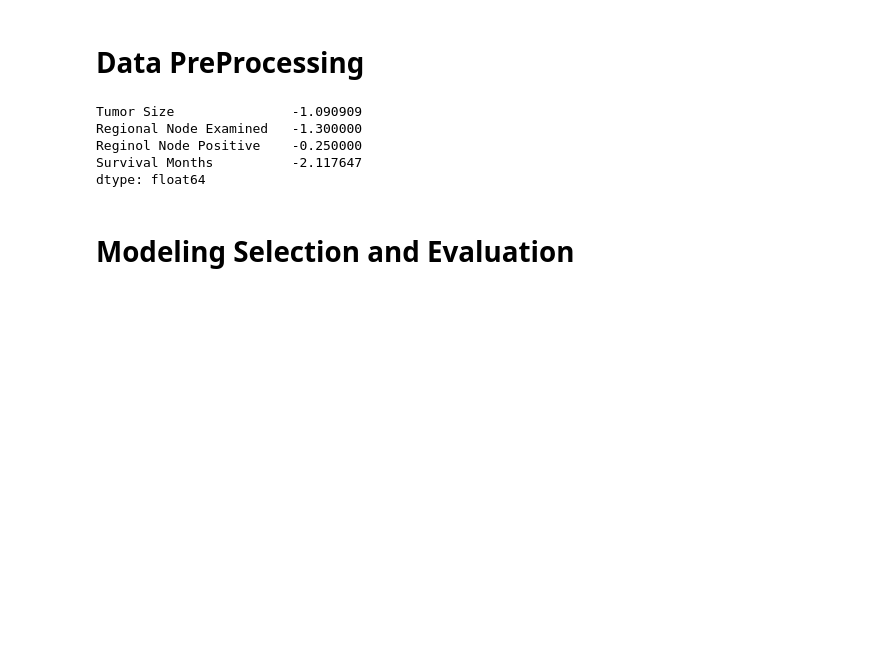
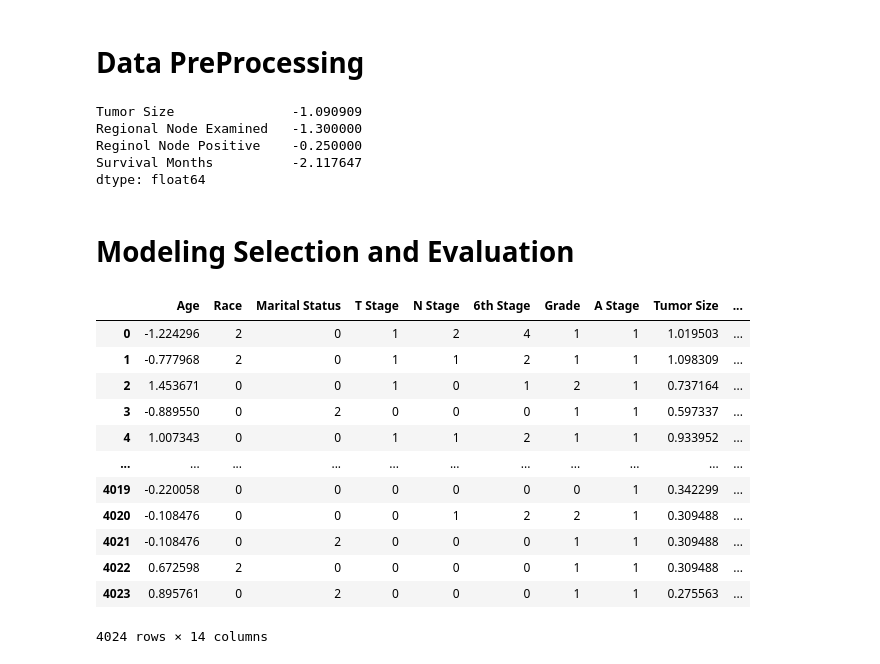
Before and after one commit to arun-ekambaram/Cancer-Patient-Survival-Prediction-Using-RWD, a Jupyter notebook: experiment.ipynb, the cells around one changed output. Cells and saved outputs as stored; diff of their text form; code cells hidden in the pictures; blank space fills up the shorter version.

```diff
--- a/experiment.ipynb
+++ b/experiment.ipynb
@@ -273,0 +278,16 @@ data['Survival Months'] = np.log(data['Survival Months']+3.12)
+# %%
+X
+# %% [output]
+|  | Age | Race | Marital Status | T Stage | N Stage | 6th Stage | Grade | A Stage | Tumor Size | ... |
+| 0 | -1.224296 | 2 | 0 | 1 | 2 | 4 | 1 | 1 | 1.019503 | ... |
+| 1 | -0.777968 | 2 | 0 | 1 | 1 | 2 | 1 | 1 | 1.098309 | ... |
+| 2 | 1.453671 | 0 | 0 | 1 | 0 | 1 | 2 | 1 | 0.737164 | ... |
+| 3 | -0.889550 | 0 | 2 | 0 | 0 | 0 | 1 | 1 | 0.597337 | ... |
+| 4 | 1.007343 | 0 | 0 | 1 | 1 | 2 | 1 | 1 | 0.933952 | ... |
+| ... | ... | ... | ... | ... | ... | ... | ... | ... | ... | ... |
+| 4019 | -0.220058 | 0 | 0 | 0 | 0 | 0 | 0 | 1 | 0.342299 | ... |
+| 4020 | -0.108476 | 0 | 0 | 0 | 1 | 2 | 2 | 1 | 0.309488 | ... |
+| 4021 | -0.108476 | 0 | 2 | 0 | 0 | 0 | 1 | 1 | 0.309488 | ... |
+| 4022 | 0.672598 | 2 | 0 | 0 | 0 | 0 | 1 | 1 | 0.309488 | ... |
+| 4023 | 0.895761 | 0 | 2 | 0 | 0 | 0 | 1 | 1 | 0.275563 | ... |
+4024 rows × 14 columns
```
Also changed, not shown: parts of 15 cells of this notebook.
